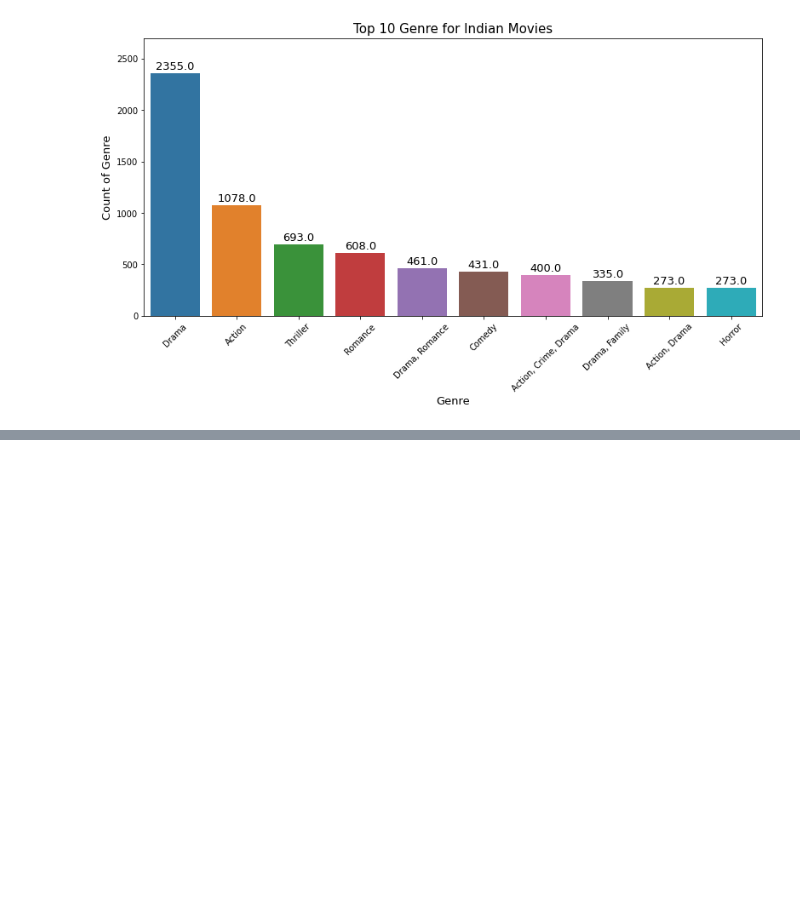
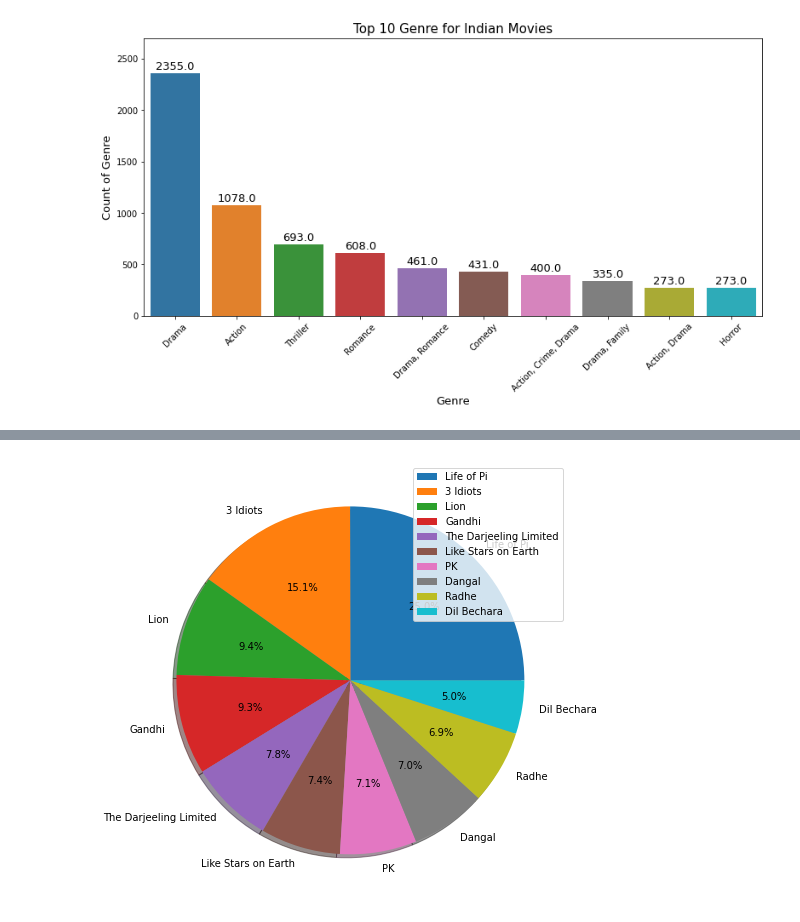
Before and after one commit to praffs18/Covid-19-Dashboard, a Jupyter notebook: EDA_on_All_Indian_movies_IMDb_data.ipynb, the cells around one changed output, grey strips where cells are left out. Cells and saved outputs as stored; diff of their text form; code cells hidden in the pictures; blank space fills up the shorter version.

```diff
--- a/EDA_on_All_Indian_movies_IMDb_data.ipynb
+++ b/EDA_on_All_Indian_movies_IMDb_data.ipynb
@@ -432,0 +436,8 @@ top_votes
+# %%
+# Plot the top 10 movies who got highest vote on IMDb
+plt.figure(figsize=(20,8))
+plt.pie(top_votes['Votes %'], labels= top_votes['Name'], shadow = True, autopct='%1.1f%%')
+plt.legend()
+plt.show()
+# %% [output]
+[figure, added]
```
Also changed, not shown: parts of 4 cells of this notebook.
